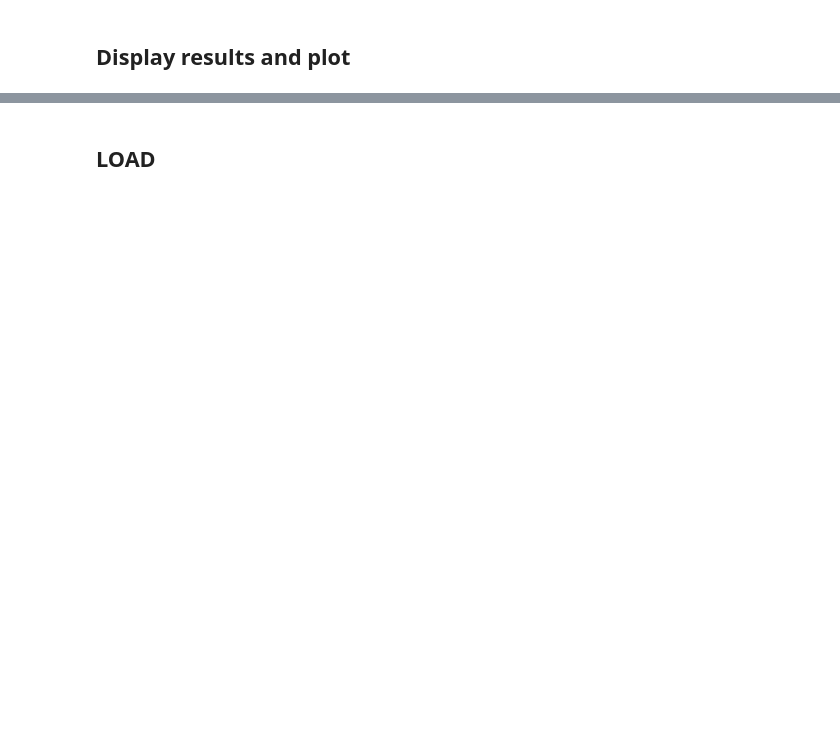
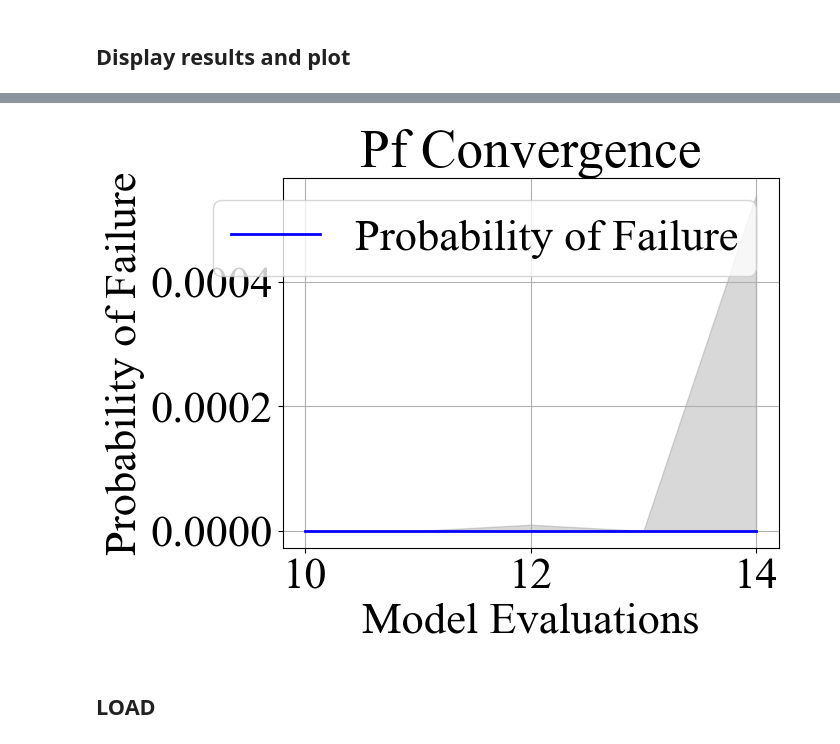
Before and after one commit to gabrielpalves/AL-SNDGPR-MCS, a Jupyter notebook: AL-SNDGPR-MCS.ipynb, the cells around one changed output, grey strips where cells are left out. Drawn from its saved outputs; the diff is of its cells as text; code cells hidden in the pictures; blank space fills up the shorter version.

```diff
--- a/AL-SNDGPR-MCS.ipynb
+++ b/AL-SNDGPR-MCS.ipynb
@@ -20,5 +112,7 @@ results_print(Results, History, Params)
 # %%
-results_plot(Results, History, Params, EXAMPLE)
+results_plot(History, Params)
+# %% [output]
+[figure, added]
 # %% [markdown]
 ## LOAD
 # %%
```
Also changed, not shown: parts of 2 cells of this notebook, 4 other files.
